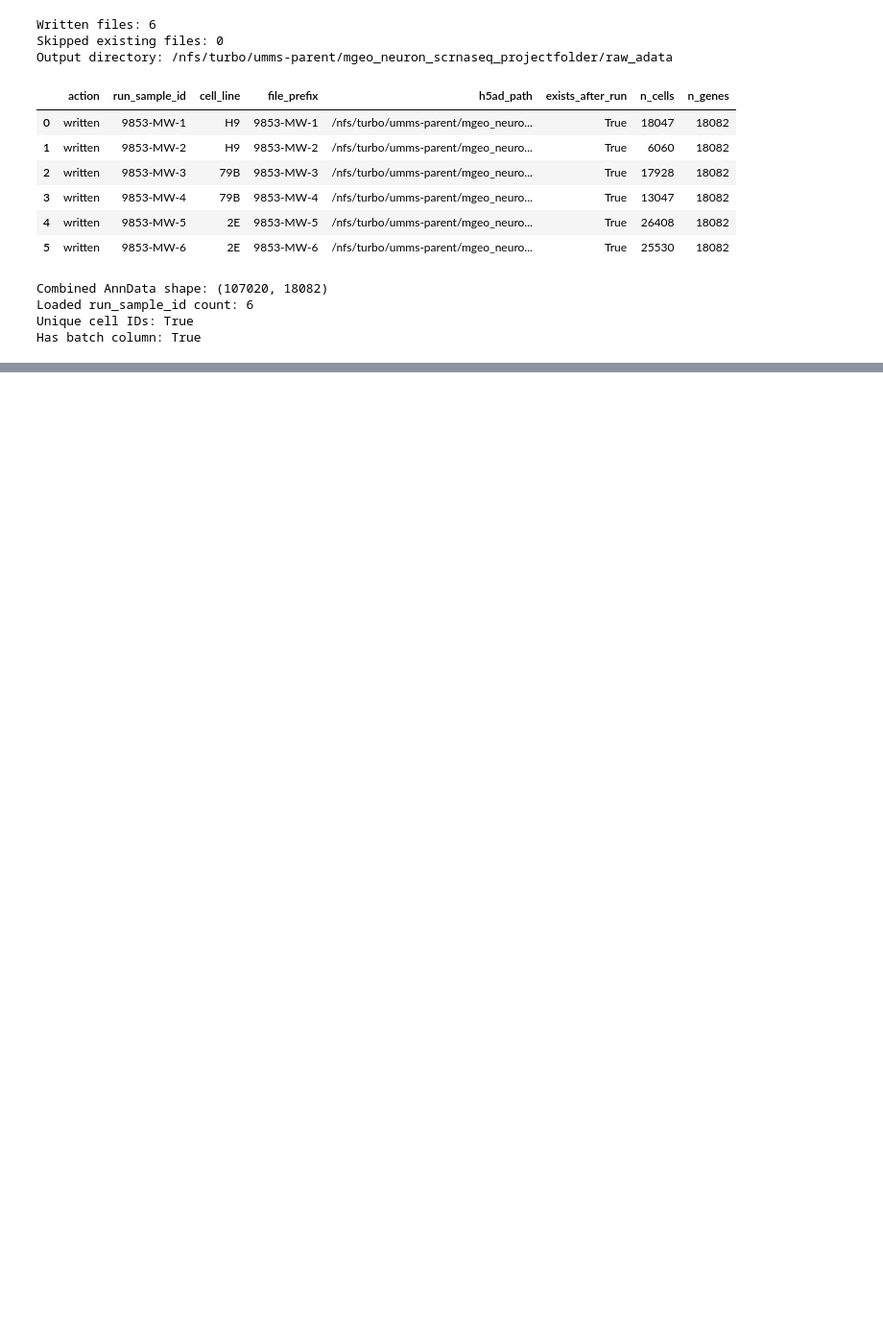
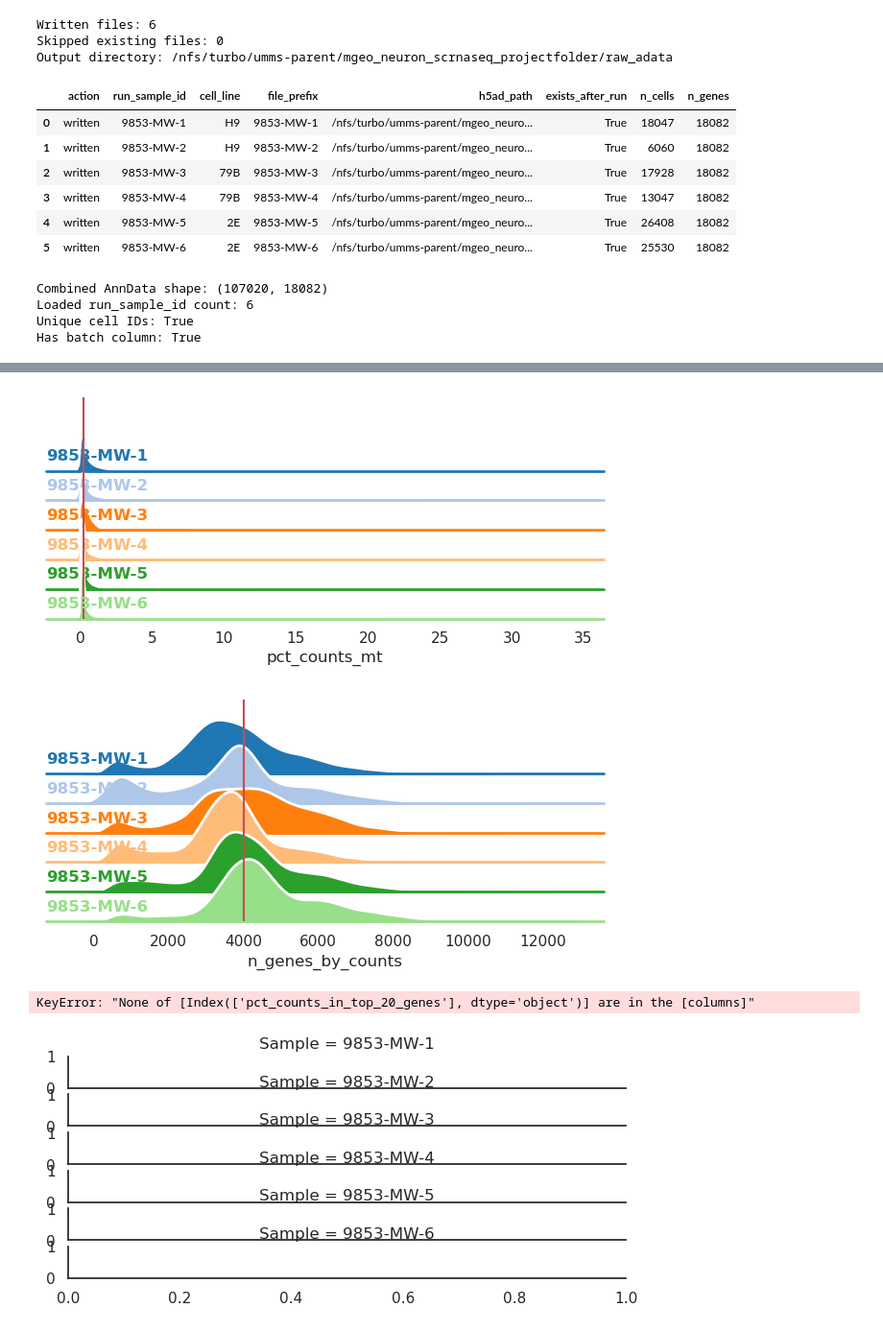
Before and after one commit to ecresp1el/mge_organoid_pipeline, a Jupyter notebook: python_notebooks/notebooks/00_load_div30_div90_raw_to_anndata.ipynb, the cells around one changed output, grey strips where cells are left out. Shown at 96% size. Drawn from its saved outputs; the diff is of its cells as text; code cells hidden in the pictures; blank space fills up the shorter version.

```diff
--- a/python_notebooks/notebooks/00_load_div30_div90_raw_to_anndata.ipynb
+++ b/python_notebooks/notebooks/00_load_div30_div90_raw_to_anndata.ipynb
@@ -519,0 +670,9 @@ Added QC columns to combined_adata.obs:
+# %%
+plot_qc_ridge(df, value="pct_counts_mt")
+plot_qc_ridge(df, value="n_genes_by_counts")
+plot_qc_ridge(df, value="pct_counts_in_top_20_genes")
+# %% [output]
+[figure, added]
+[figure, added]
+KeyError: "None of [Index(['pct_counts_in_top_20_genes'], dtype='object')] are in the [columns]"
+[figure, added]
```
Also changed, not shown: parts of 11 cells of this notebook.
